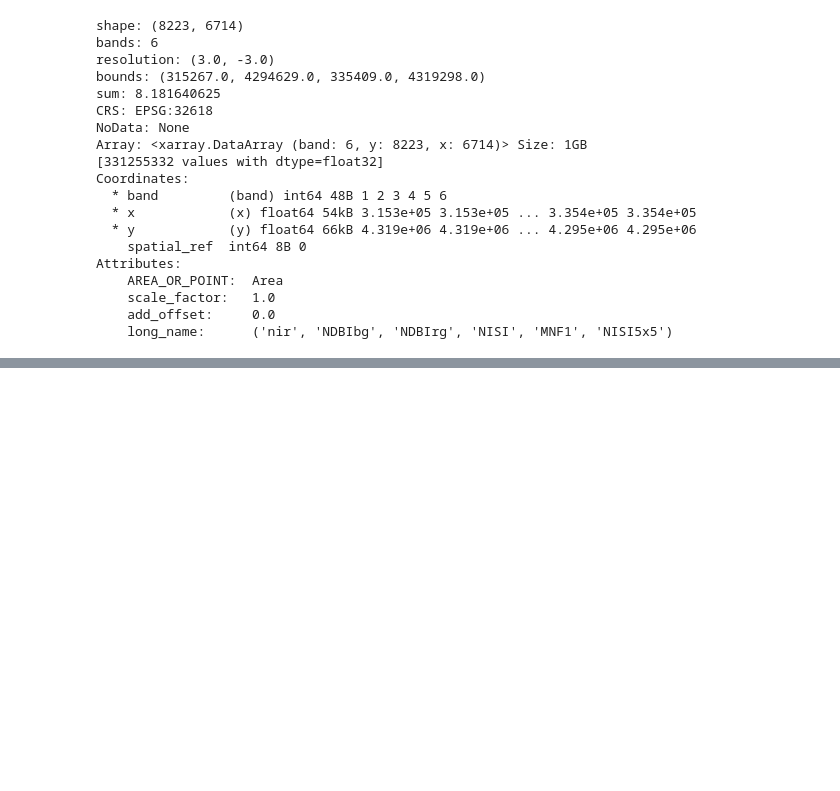
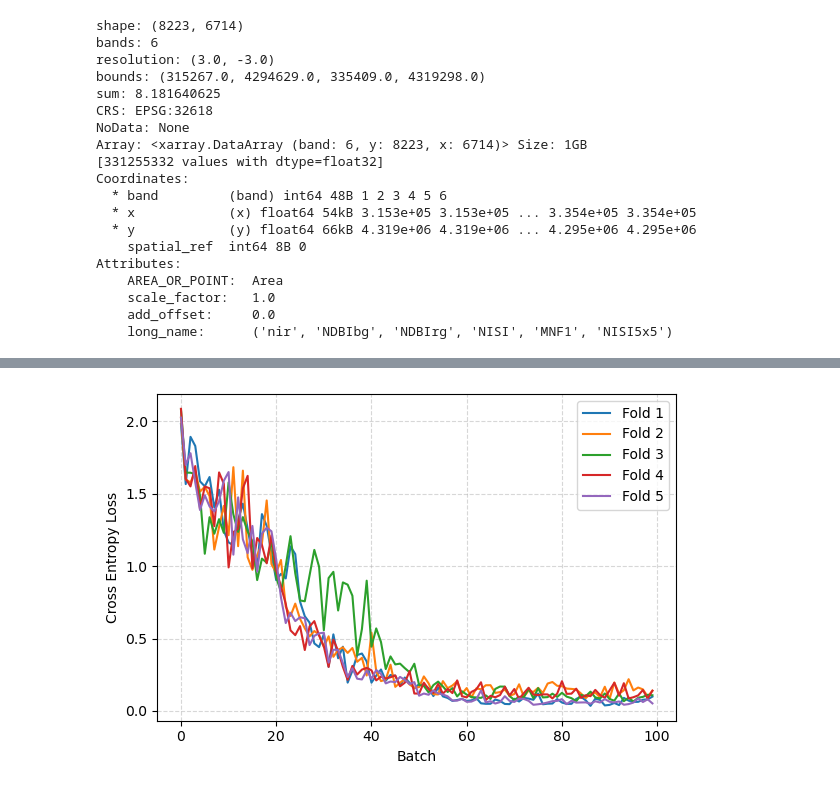
Before and after one commit to maxwellCcook/rooftop-mapping, a Jupyter notebook: code/04resnet18-training-dc.ipynb, the cells around one changed output, grey strips where cells are left out. Saved outputs shown, nothing was run; the diff lists cells and outputs as text; code cells hidden in the pictures; blank space fills up the shorter version.

```diff
--- a/code/04resnet18-training-dc.ipynb
+++ b/code/04resnet18-training-dc.ipynb
@@ -184,5 +192,5 @@ Attributes:
 # %%
 # Best params from tuning
-params = {'window_size': 78, 'batch_size': 64, 'learning_rate': 0.01, 'weight_decay': 0.01, 'momentum': 0.8, 'patience': 3}
+params = {'window_size': 78, 'batch_size': 64, 'learning_rate': 0.01, 'weight_decay': 0.01, 'momentum': 0.85, 'patience': 5}
 print(f'Model params: {params}')
 # %% [output]
@@ -281,0 +369,5 @@ Normalized class weights: tensor([0.0291, 0.0291, 0.0291, 0.1779, 0.1975, 0.2464
+# %%
+results_dir = os.path.join(homedir,'results/resnet18-cv/')
+if not os.path.exists(results_dir):
+    os.makedirs(results_dir)
+print(f"Saving results to {results_dir}")
@@ -411,2 +540,0 @@ Total elapsed time: 133.61 minutes.
-# %%
-results_dir = os.path.join(homedir,'results/')
@@ -450,0 +541,4 @@ Number of traininable model parameters: 11189511
+# %%
+# Save the fold results
+fold_results_df = pd.DataFrame(fold_results)
+fold_results_df.to_csv(os.path.join(results_dir, 'dc-resnet18_cv_fold_results.csv'))
@@ -491,0 +570,33 @@ Saved model and losses.
+# %%
+# Plot the batch train losses
+
+plt.figure(figsize=(6, 4))
+
+linestyles = ['-', '--']
+
+for fold_idx in range(n_folds):
+    # Extract batch train losses for the current fold and all epochs
+    fold_df = fold_results_df[fold_results_df['fold_id'] == fold_idx]
+
+    all_batch_train_losses = []
+
+    for batch_losses_str in fold_df['batch_train_losses']:
+        # Convert the string representation of list of tuples back to list of tuples
+        batch_losses = ast.literal_eval(batch_losses_str) if isinstance(batch_losses_str, str) else batch_losses_str
+        all_batch_train_losses.extend([loss for _, loss in batch_losses])
+
+    # Plot all batch train losses for this fold
+    plt.plot(all_batch_train_losses, label=f'Fold {fold_idx + 1}')
+
+plt.xlabel('Batch')
+plt.ylabel('Cross Entropy Loss')
+plt.legend(loc='upper right')
+plt.grid(True, linestyle='--', alpha=0.5)
+plt.tight_layout()
+
+out_png = os.path.join(results_dir, 'figures/dc-resnet18_cv_batch_train_loss.png')
+plt.savefig(out_png, dpi=300, bbox_inches='tight')
+
+plt.show()
+# %% [output]
+[figure, added]
```
Also changed, not shown: parts of 57 cells of this notebook.
